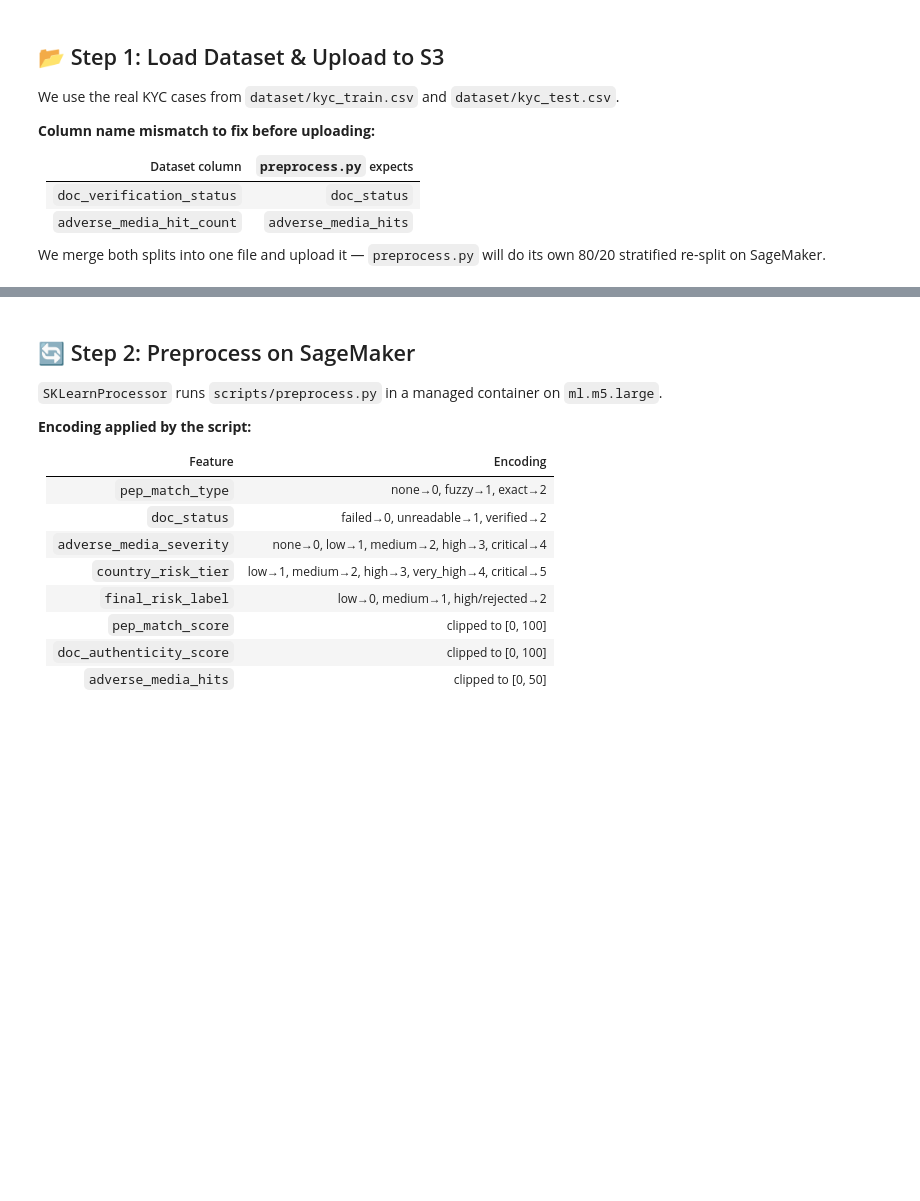
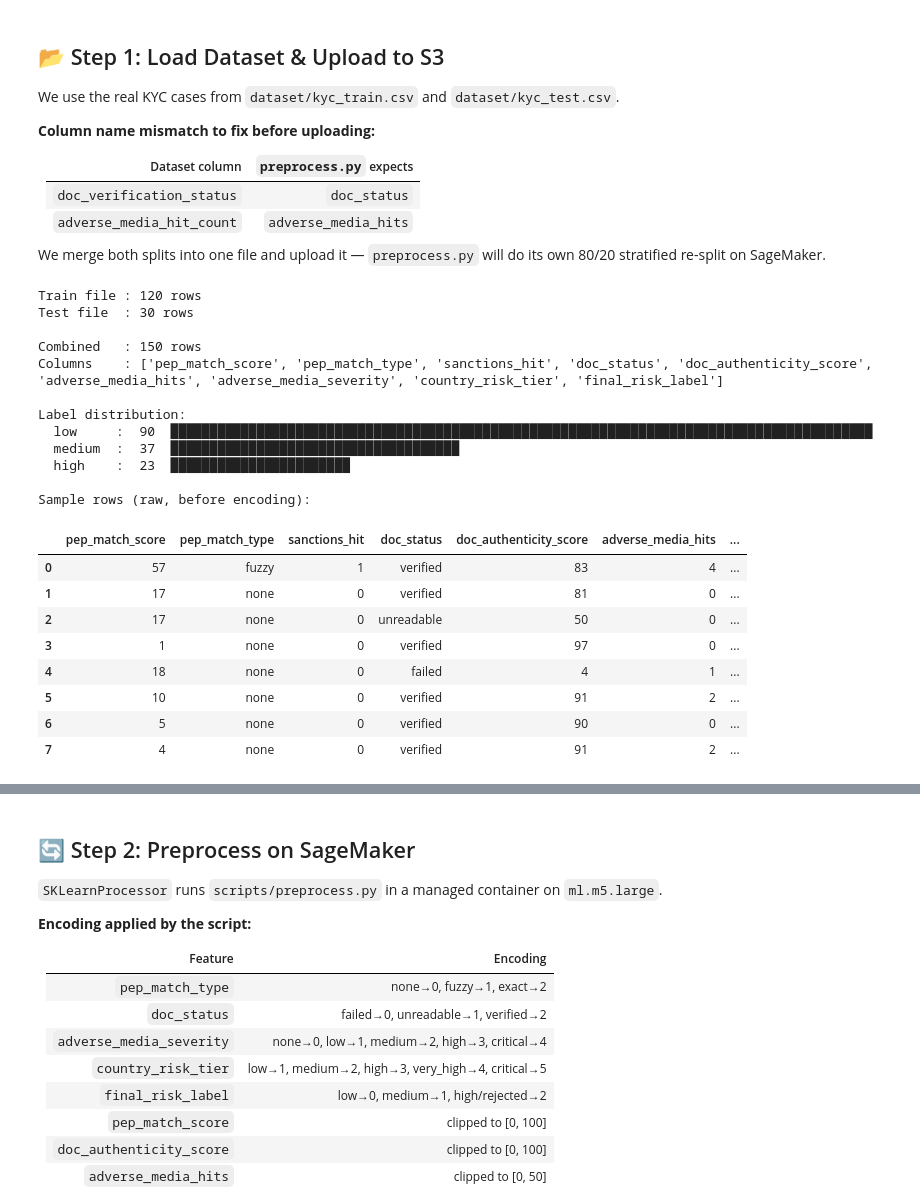
Before and after one commit to karthiknav/kyc-agents, a Jupyter notebook: mlops/kyc_risk_scorer_walkthrough.ipynb, the cells around one changed output, grey strips where cells are left out. Drawn from its saved outputs; the diff is of its cells as text; code cells hidden in the pictures; blank space fills up the shorter version.

```diff
--- a/sagemaker/kyc_risk_scorer_walkthrough.ipynb
+++ b/mlops/kyc_risk_scorer_walkthrough.ipynb
@@ -93,37 +158,59 @@ We use the real KYC cases from `dataset/kyc_train.csv` and `dataset/kyc_test.csv
 We merge both splits into one file and upload it — `preprocess.py` will do its own 80/20 stratified re-split on SageMaker.
 # %%
 # Path is relative to this notebook; scripts/ and dataset/ live alongside it
-DATASET_DIR = 'dataset'
+DATASET_DIR = ''
 
 df_train_raw = pd.read_csv(os.path.join(DATASET_DIR, 'kyc_train.csv'))
 df_test_raw  = pd.read_csv(os.path.join(DATASET_DIR, 'kyc_test.csv'))
 
 print(f'Train file : {len(df_train_raw)} rows')
 print(f'Test file  : {len(df_test_raw)} rows')
 
 # ── Rename to match preprocess.py's expected column names ─────────────────────
 RENAME = {
     'doc_verification_status': 'doc_status',
     'adverse_media_hit_count' : 'adverse_media_hits',
 }
 df_train_raw = df_train_raw.rename(columns=RENAME)
 df_test_raw  = df_test_raw.rename(columns=RENAME)
 
 # ── Merge into one CSV (preprocess.py re-splits on SageMaker) ─────────────────
 df_combined = pd.concat([df_train_raw, df_test_raw], ignore_index=True)
 print(f'\nCombined   : {len(df_combined)} rows')
 print(f'Columns    : {list(df_combined.columns)}')
 
 # ── Label distribution ────────────────────────────────────────────────────────
 print('\nLabel distribution:')
 vc = df_combined['final_risk_label'].value_counts()
 for label, count in vc.items():
     bar = '█' * count
     print(f'  {label:<8}: {count:>3}  {bar}')
 
 # ── Preview raw data ──────────────────────────────────────────────────────────
 print('\nSample rows (raw, before encoding):')
 display(df_combined.head(8))
+# %% [output]
+Train file : 120 rows
+Test file  : 30 rows
+
+Combined   : 150 rows
+Columns    : ['pep_match_score', 'pep_match_type', 'sanctions_hit', 'doc_status', 'doc_authenticity_score', 'adverse_media_hits', 'adverse_media_severity', 'country_risk_tier', 'final_risk_label']
+
+Label distribution:
+  low     :  90  ██████████████████████████████████████████████████████████████████████████████████████████
+  medium  :  37  █████████████████████████████████████
+  high    :  23  ███████████████████████
+
+Sample rows (raw, before encoding):
+|  | pep_match_score | pep_match_type | sanctions_hit | doc_status | doc_authenticity_score | adverse_media_hits | ... |
+| 0 | 57 | fuzzy | 1 | verified | 83 | 4 | ... |
+| 1 | 17 | none | 0 | verified | 81 | 0 | ... |
+| 2 | 17 | none | 0 | unreadable | 50 | 0 | ... |
+| 3 | 1 | none | 0 | verified | 97 | 0 | ... |
+| 4 | 18 | none | 0 | failed | 4 | 1 | ... |
+| 5 | 10 | none | 0 | verified | 91 | 2 | ... |
+| 6 | 5 | none | 0 | verified | 90 | 0 | ... |
+| 7 | 4 | none | 0 | verified | 91 | 2 | ... |
 # %%
 # ── Upload combined CSV to S3 ─────────────────────────────────────────────────
 buf = io.StringIO()
```
Also changed, not shown: parts of 6 cells of this notebook, 10 other files.
